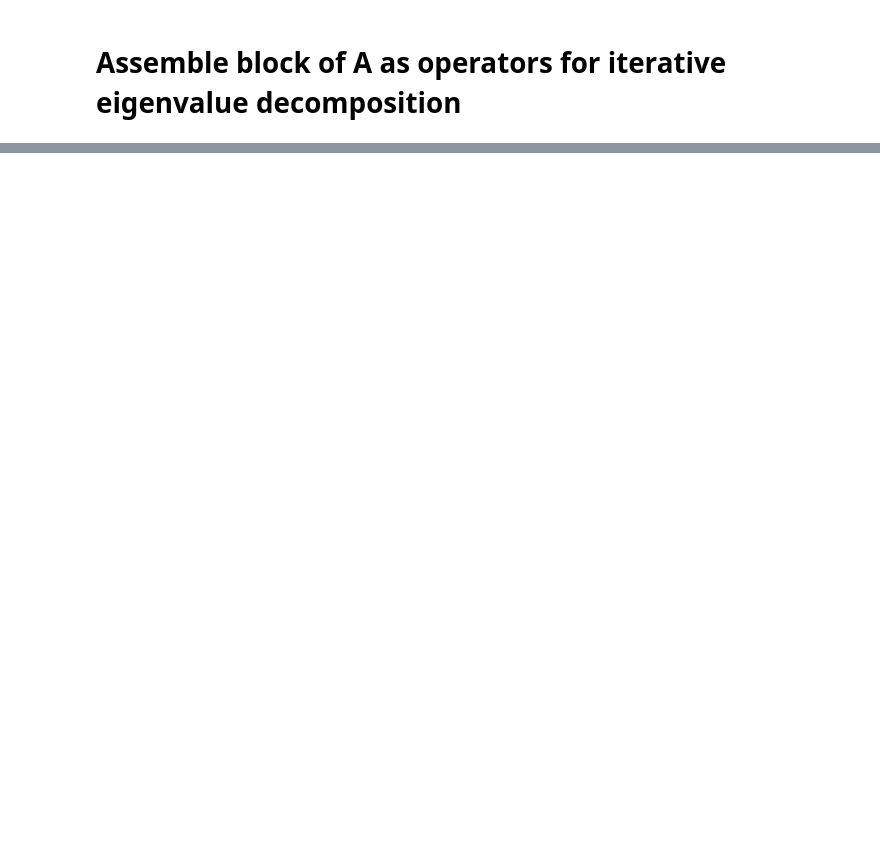
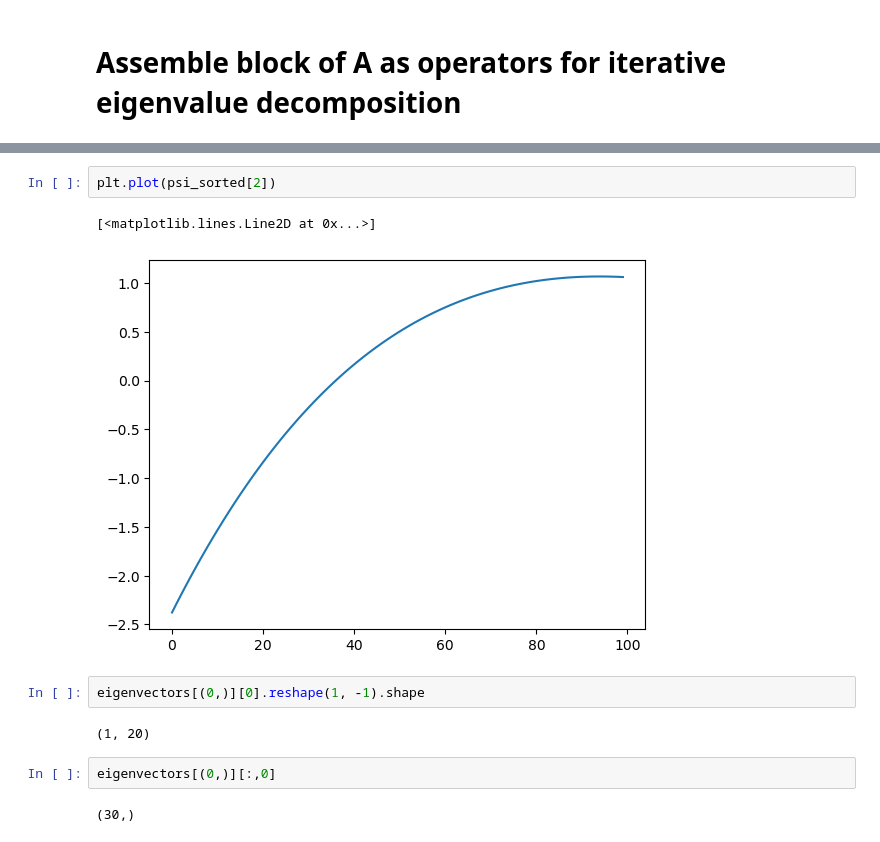
Before and after one commit to Beremi/KL_decomposition, a Jupyter notebook: kl_decomposition.ipynb, the cells around one changed output, grey strips where cells are left out. Drawn from its saved outputs; the diff is of its cells as text; blank space fills up the shorter version.

```diff
--- a/kl_decomposition.ipynb
+++ b/kl_decomposition.ipynb
@@ -213,0 +193,13 @@ largest eigenvalues in the (even,even,even,even) block:
+# %%
+plt.plot(psi_sorted[2])
+# %% [output]
+[<matplotlib.lines.Line2D at 0x...>]
+[figure, added]
+# %%
+eigenvectors[(0,)][0].reshape(1, -1).shape
+# %% [output]
+(1, 20)
+# %%
+eigenvectors[(0,)][:,0]
+# %% [output]
+(30,)
```
Also changed, not shown: parts of 25 cells of this notebook, 4 other files.
